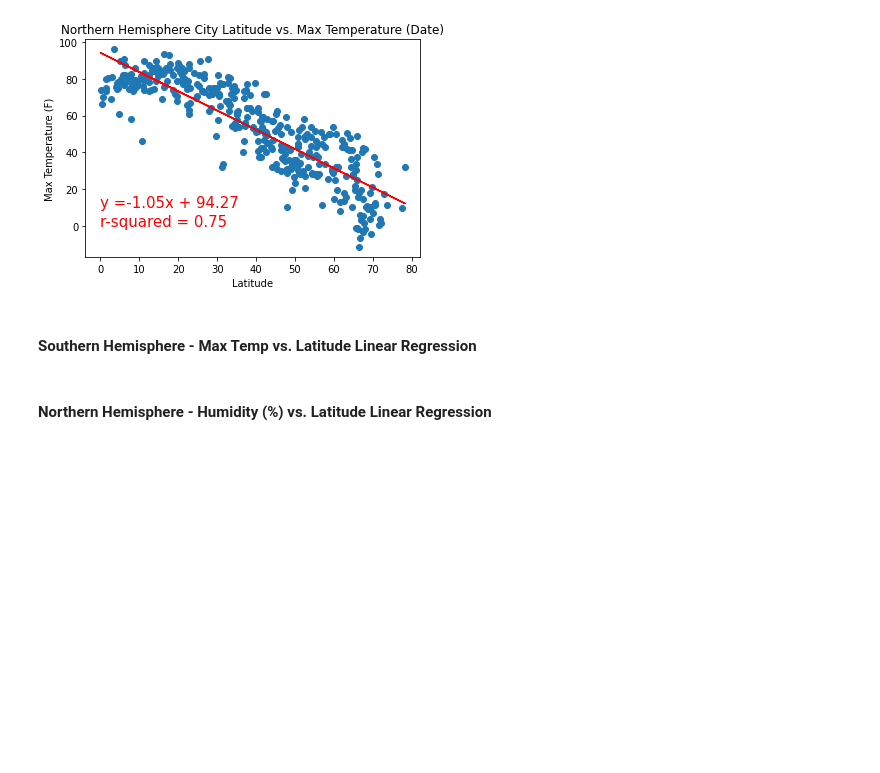
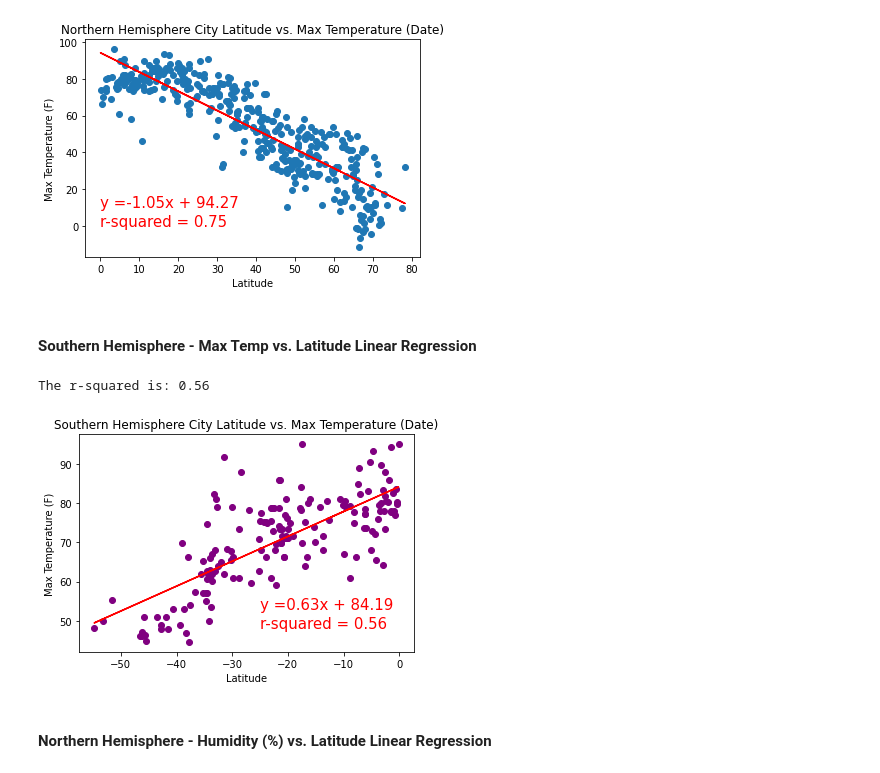
Before and after one commit to LeeProut/python-api-challenge, a Jupyter notebook: WeatherPy/WeatherPy.ipynb, the cells around one changed output. Saved outputs shown, nothing was run; the diff lists cells and outputs as text; code cells hidden in the pictures; blank space fills up the shorter version.

Commit message:
completed scatter plots

```diff
--- a/WeatherPy/WeatherPy.ipynb
+++ b/WeatherPy/WeatherPy.ipynb
@@ -357,5 +342,43 @@ The r-squared is: 0.75
 [figure]
 # %% [markdown]
 ####  Southern Hemisphere - Max Temp vs. Latitude Linear Regression
+# %%
+#Define x, y values
+s_max_temp_x_values = southern_hemi_df["Lat"]
+s_max_temp_y_values = southern_hemi_df["Max Temp"]
+
+#find linear regression values
+# (slope, intercept, rvalue, pvalue, stderr) = linregress(total_equipment, burned_acreage)
+# regress_values = total_equipment * slope + intercept
+(s_max_temp_slope, s_max_temp_intercept, s_max_temp_rvalue, s_max_temp_pvalue, s_max_temp_stderr) = linregress(s_max_temp_x_values, s_max_temp_y_values)
+s_max_temp_regress_values = np.asarray(s_max_temp_x_values) * s_max_temp_slope + s_max_temp_intercept
+
+#calculate r-squared
+s_max_temp_rsquared = round(s_max_temp_rvalue**2,2)
+print(f"The r-squared is: {s_max_temp_rsquared}")
+
+#line equation y = mx + b
+s_max_temp_line_eq = "y =" + str(round(s_max_temp_slope,2)) + "x + " + str(round(s_max_temp_intercept,2))
+
+#create scatter plot
+plt.scatter(s_max_temp_x_values, s_max_temp_y_values, color="purple")
+
+#add regression line
+plt.plot(s_max_temp_x_values, s_max_temp_regress_values, "r-")
+
+#add title and labels
+plt.title("Southern Hemisphere City Latitude vs. Max Temperature (Date)")
+plt.xlabel("Latitude")
+plt.ylabel("Max Temperature (F)")
+
+#add annotation to plot
+plt.annotate(s_max_temp_line_eq,(-25,53), fontsize=15, color="red")
+plt.annotate(f"r-squared = {s_max_temp_rsquared}",(-25,48),fontsize=15,color="red")
+
+plt.savefig("Images/s_hemi_latitudeVStemp.png")
+plt.show()
+# %% [output]
+The r-squared is: 0.56
+[figure, added]
 # %% [markdown]
 ####  Northern Hemisphere - Humidity (%) vs. Latitude Linear Regression
```
Also changed, not shown: parts of 7 cells of this notebook, 7 other files.
